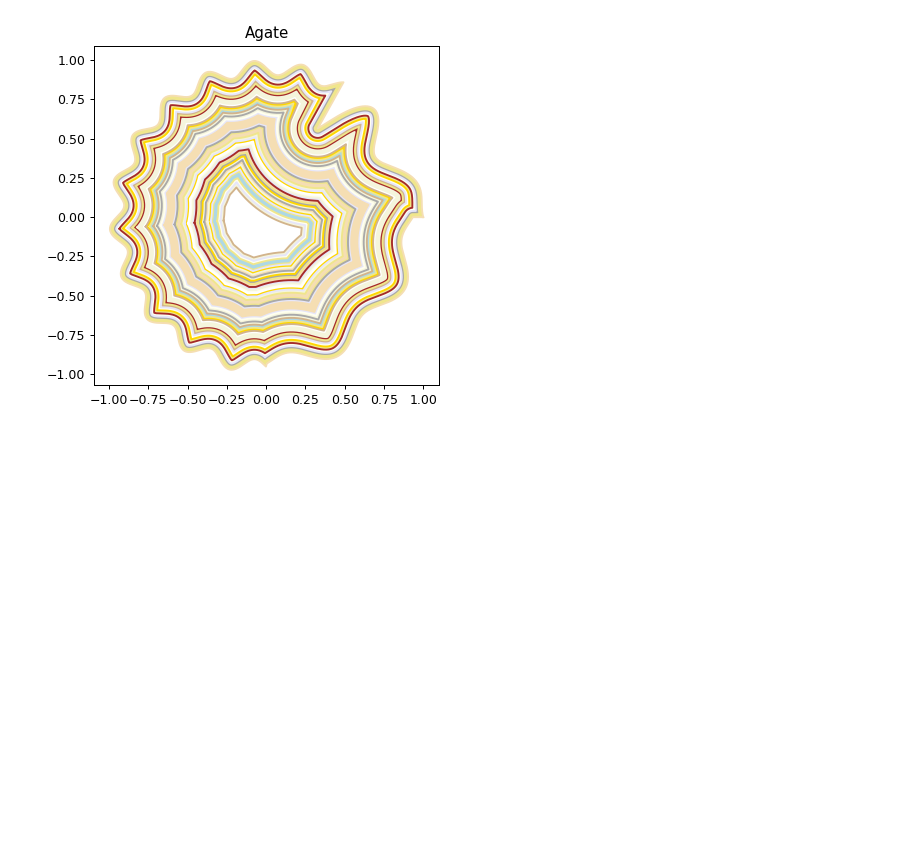
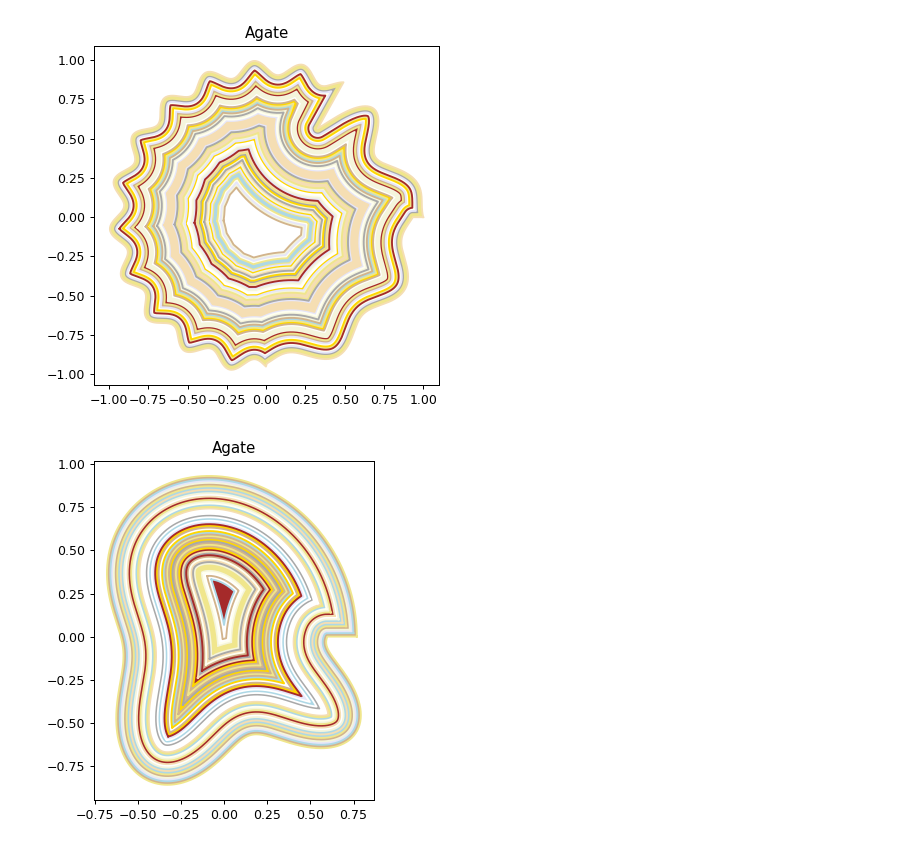
Before and after one commit to alicjadut/Agate-Evolver, a Jupyter notebook: artificial-agats.ipynb, the cells around one changed output. Cells and saved outputs as stored; diff of their text form; code cells hidden in the pictures; blank space fills up the shorter version.

```diff
--- a/artificial-agats.ipynb
+++ b/artificial-agats.ipynb
@@ -32,11 +32,13 @@ evolve_agat(make_xy_list(polar_curve, 1000),min_area=0.1,layer_width=0.02)
 # %%
 np.random.seed(12345)
 modulation=0.3
-period=2*p
+period=2*pi*1.5
 def polar_curve(fi):
     r_0 = 1/(1 + modulation) #average radius
     a = r_0*modulation #amplitude of sin
     freq = (2*np.pi)/period
-    return r_0 * (1 + a*np.sin(freq*fi))
+    return r_0 * (1 + a*np.sin((freq*fi)**2))
 
 evolve_agat(make_xy_list(polar_curve, 1000),min_area=0.01,layer_width=0.02)
+# %% [output]
+[figure, added]
```
